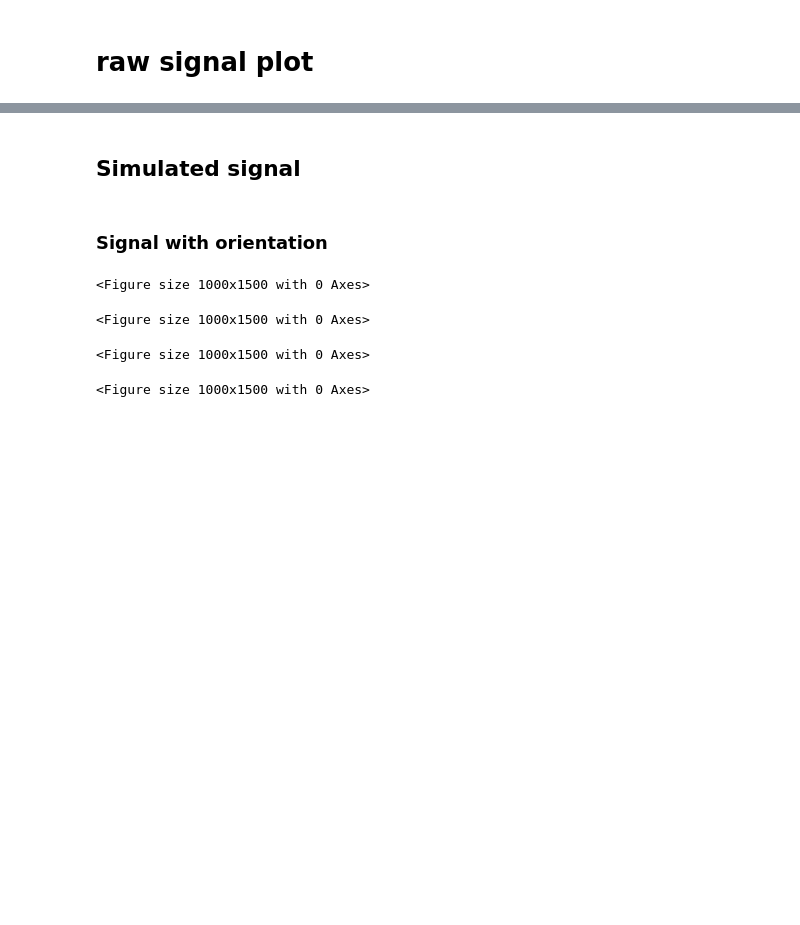
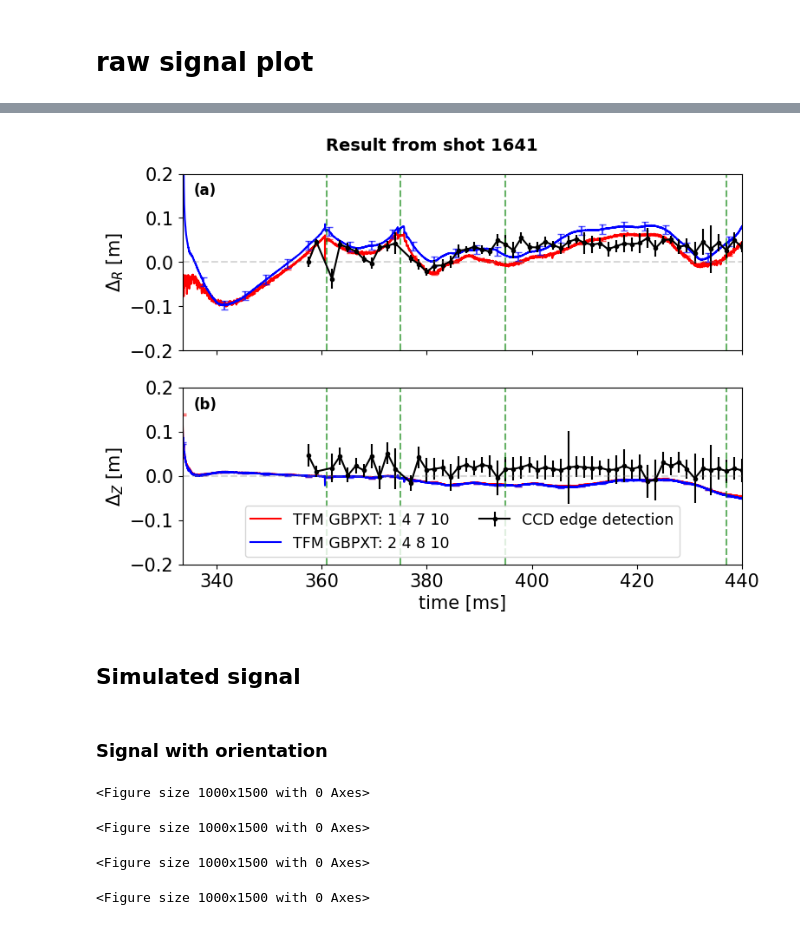
Before and after one commit to P-Attapon/TT1PlasmaColumnPosition, a Jupyter notebook: plotting.ipynb, the cells around one changed output, grey strips where cells are left out. Drawn from its saved outputs; the diff is of its cells as text; code cells hidden in the pictures; blank space fills up the shorter version.

```diff
--- a/plotting.ipynb
+++ b/plotting.ipynb
@@ -128,0 +150,7 @@ df
+# %%
+shot_num = "1641"
+shot_path = os.path.join(".","resources","fullShotData", shot_num)
+
+use_probes = ["1 4 7 10", "2 4 8 10"]
+
+displacement_df = TFM_main(shot_path = shot_path, use_probe_set = use_probes)
@@ -129,3 +232,80 @@ df
+# %%
+error_dict = {
+    probe_lst_to_str([1,4,7,10]) + "R": 2e-03, probe_lst_to_str([2,4,8,10]) + "R": 10e-3,
+    probe_lst_to_str([1,4,7,10]) + "Z": 2e-03, probe_lst_to_str([2,4,8,10]) + "Z": 2e-3,
+}
+
+def error_line_overlay(ax,t, displacement,probe_set,direction,color,step = 200):
+    t_err, displacement_err = t[::step], displacement[::step]
+    err_value = error_dict[probe_set + direction]
+
+    ax.errorbar(
+        t_err,
+        displacement_err,
+        yerr=err_value,   # scalar is fine
+        alpha=0.7,
+        color=color,
+        fmt='none',
+        capsize=3
+    )
+    return
+
+
+fig, (axR,axZ) = plt.subplots(2,1,figsize = (8,6),sharex = True)
+
+label_colors = {}
+
+time = displacement_df["Time (ms)"]
+for i in range(displacement_df.shape[1]):
+    c = displacement_df.columns[i]
+    if c == "Time (ms)" or c == "IP":
+        continue
+
+    displacement = displacement_df[c]
+    label = c[:-2]  # shared label (e.g. '1' from 'R1'/'Z1')
+    if label not in label_colors:
+        label_colors[label] = colors[len(label_colors) % len(colors)]  # assign next available color
+
+    if "R" in c:
+        axR.plot(time, displacement,
+                 color=label_colors[label], label=label)
+        error_line_overlay(axR,time,displacement,label,"R",color = label_colors[label])
+    elif "Z" in c:
+        axZ.plot(time, displacement,
+                 color=label_colors[label], label="TFM GBPXT: " + label)
+        error_line_overlay(axZ,time,displacement,label,"Z",color = label_colors[label])
+
+axR.errorbar(calibration_plane_df["time"], calibration_plane_df["x0"],yerr = calibration_plane_df["x0 err"],fmt = ".-",color = "k")
+axZ.errorbar(calibration_plane_df["time"], calibration_plane_df["y0"],yerr = calibration_plane_df["y0 err"],fmt = ".-",color = "k", label = "CCD edge detection")
+
+axR.set_ylabel(r"$\Delta_R$ [m]")
+axZ.set_ylabel(r"$\Delta_Z$ [m]")
+axZ.set_xlabel("time [ms]")
+axZ.legend(ncol = 2,fontsize = "small",loc = "lower center")
+
+fig.suptitle(f"Result from shot {shot_num}",fontsize=14, fontweight='bold', y = 0.95)
+
+labels = ['(a)', '(b)']
+for i, axis in enumerate((axR,axZ)):
+    axis.set_ylim(-0.2,0.2)
+    axis.set_xlim(time.min(),440)
+    axis.text(
+        0.02, 0.95, labels[i],          # position (x, y) in Axes coordinates (0–1)
+        transform=axis.transAxes,       # relative to the subplot, not figure
+        fontsize=12,
+        fontweight='bold',
+        va='top', ha='left'
+    )
+
+vertical_lines = [361,375,395,437]
+for t in vertical_lines:
+    for axis in (axR,axZ):
+        axis.axvline(t,ls = "--",color = "g",alpha = 0.6)
+axR.axhline(0, ls = "--", color = "gray", alpha = 0.3)
+axZ.axhline(0, ls = "--", color = "gray", alpha = 0.3)
+plt.tight_layout()
+# %% [output]
+[figure, added]
 # %% [markdown]
 ## Simulated signal
 # %% [markdown]
```
Also changed, not shown: parts of 8 cells of this notebook, 1 other file.
